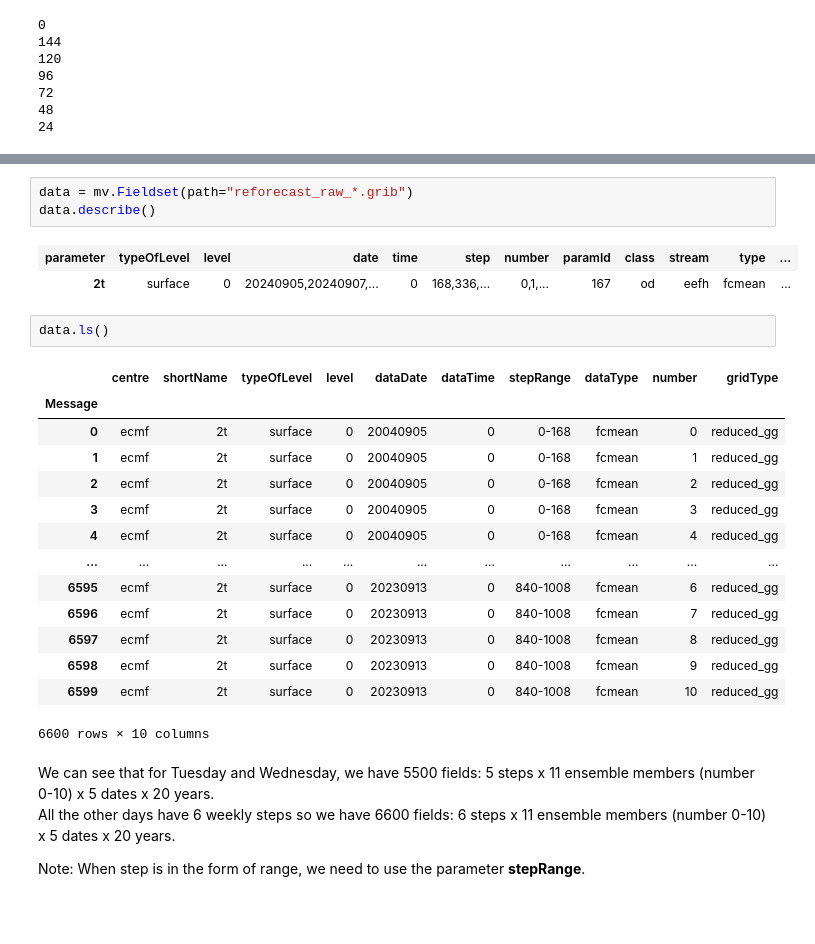
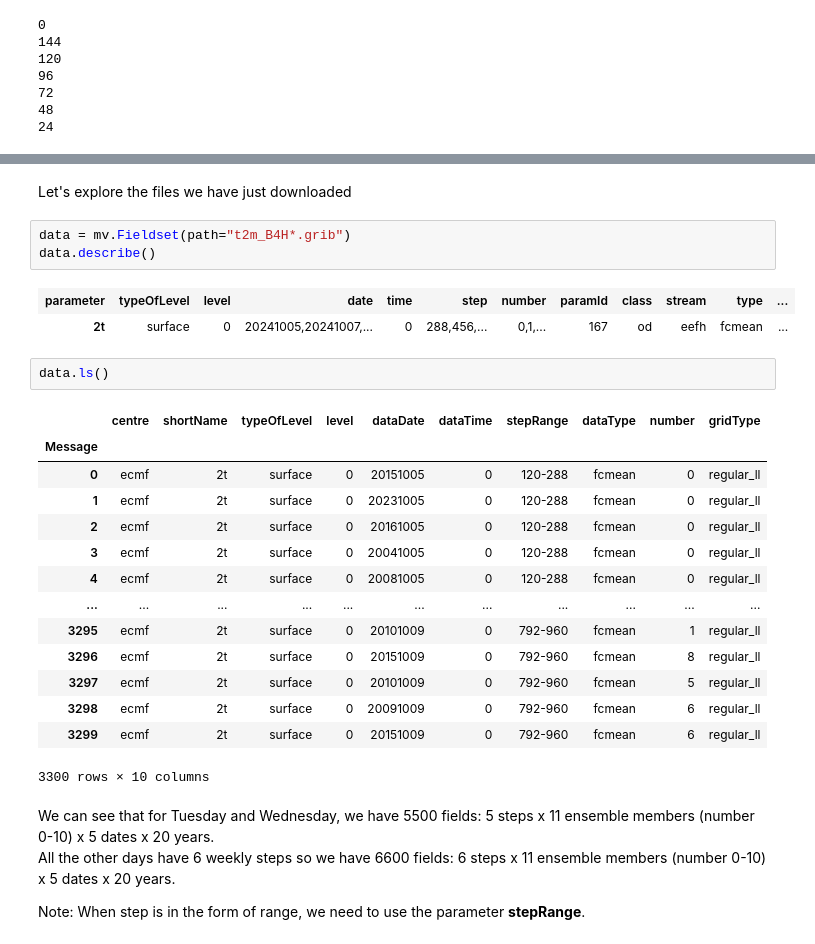
Before and after one commit to milanavuckovic/test_notebooks, a Jupyter notebook: 49r1/re-forecasts-sub-seasonal-rcp-destination.ipynb, the cells around one changed output, grey strips where cells are left out. Saved outputs shown, nothing was run; the diff lists cells and outputs as text; blank space fills up the shorter version.

```diff
--- a/49r1/re-forecasts-sub-seasonal-rcp-destination.ipynb
+++ b/49r1/re-forecasts-sub-seasonal-rcp-destination.ipynb
@@ -232,26 +238,28 @@ for date in clim_dates:
+# %% [markdown]
+Let's explore the files we have just downloaded
 # %%
-data = mv.Fieldset(path="reforecast_raw_*.grib")
+data = mv.Fieldset(path="t2m_B4H*.grib")
 data.describe()
 # %% [output]
 | parameter | typeOfLevel | level | date | time | step | number | paramId | class | stream | type | ... |
-| 2t | surface | 0 | 20240905,20240907,... | 0 | 168,336,... | 0,1,... | 167 | od | eefh | fcmean | ... |
+| 2t | surface | 0 | 20241005,20241007,... | 0 | 288,456,... | 0,1,... | 167 | od | eefh | fcmean | ... |
 # %%
 data.ls()
 # %% [output]
 |  | centre | shortName | typeOfLevel | level | dataDate | dataTime | stepRange | dataType | number | gridType |
 | Message |  |  |  |  |  |  |  |  |  |  |
-| 0 | ecmf | 2t | surface | 0 | 20040905 | 0 | 0-168 | fcmean | 0 | reduced_gg |
-| 1 | ecmf | 2t | surface | 0 | 20040905 | 0 | 0-168 | fcmean | 1 | reduced_gg |
-| 2 | ecmf | 2t | surface | 0 | 20040905 | 0 | 0-168 | fcmean | 2 | reduced_gg |
-| 3 | ecmf | 2t | surface | 0 | 20040905 | 0 | 0-168 | fcmean | 3 | reduced_gg |
-| 4 | ecmf | 2t | surface | 0 | 20040905 | 0 | 0-168 | fcmean | 4 | reduced_gg |
+| 0 | ecmf | 2t | surface | 0 | 20151005 | 0 | 120-288 | fcmean | 0 | regular_ll |
+| 1 | ecmf | 2t | surface | 0 | 20231005 | 0 | 120-288 | fcmean | 0 | regular_ll |
+| 2 | ecmf | 2t | surface | 0 | 20161005 | 0 | 120-288 | fcmean | 0 | regular_ll |
+| 3 | ecmf | 2t | surface | 0 | 20041005 | 0 | 120-288 | fcmean | 0 | regular_ll |
+| 4 | ecmf | 2t | surface | 0 | 20081005 | 0 | 120-288 | fcmean | 0 | regular_ll |
 | ... | ... | ... | ... | ... | ... | ... | ... | ... | ... | ... |
-| 6595 | ecmf | 2t | surface | 0 | 20230913 | 0 | 840-1008 | fcmean | 6 | reduced_gg |
-| 6596 | ecmf | 2t | surface | 0 | 20230913 | 0 | 840-1008 | fcmean | 7 | reduced_gg |
-| 6597 | ecmf | 2t | surface | 0 | 20230913 | 0 | 840-1008 | fcmean | 8 | reduced_gg |
-| 6598 | ecmf | 2t | surface | 0 | 20230913 | 0 | 840-1008 | fcmean | 9 | reduced_gg |
-| 6599 | ecmf | 2t | surface | 0 | 20230913 | 0 | 840-1008 | fcmean | 10 | reduced_gg |
+| 3295 | ecmf | 2t | surface | 0 | 20101009 | 0 | 792-960 | fcmean | 1 | regular_ll |
+| 3296 | ecmf | 2t | surface | 0 | 20151009 | 0 | 792-960 | fcmean | 8 | regular_ll |
+| 3297 | ecmf | 2t | surface | 0 | 20101009 | 0 | 792-960 | fcmean | 5 | regular_ll |
+| 3298 | ecmf | 2t | surface | 0 | 20091009 | 0 | 792-960 | fcmean | 6 | regular_ll |
+| 3299 | ecmf | 2t | surface | 0 | 20151009 | 0 | 792-960 | fcmean | 6 | regular_ll |
-6600 rows × 10 columns
+3300 rows × 10 columns
 # %% [markdown]
 We can see that for Tuesday and Wednesday, we have 5500 fields: 5 steps x 11 ensemble members (number 0-10) x 5 dates x 20 years.
 All the other days have 6 weekly steps so we have 6600 fields: 6 steps x 11 ensemble members (number 0-10) x 5 dates x 20 years.
```
Also changed, not shown: parts of 24 cells of this notebook.
